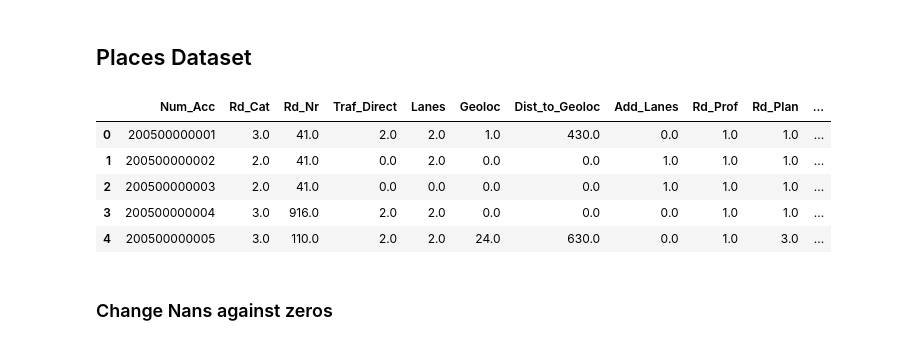
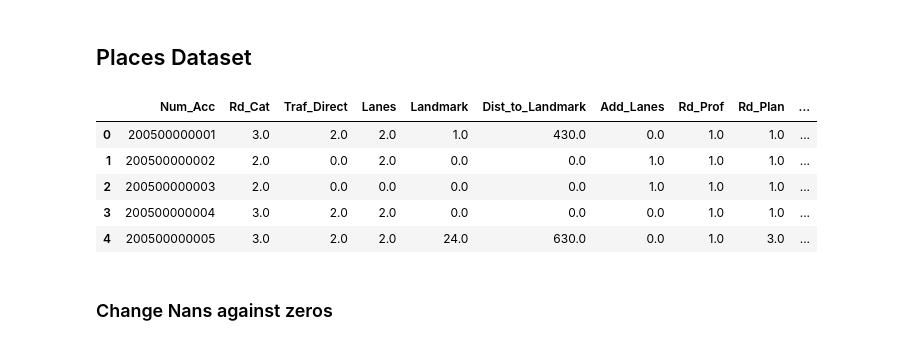
Before and after one commit to Langhammer/pyfra, a Jupyter notebook: notebooks/intl_road_accidents_notebook-1.ipynb, the cells around one changed output. Drawn from its saved outputs; the diff is of its cells as text; code cells hidden in the pictures.

```diff
--- a/notebooks/intl_road_accidents_notebook-1.ipynb
+++ b/notebooks/intl_road_accidents_notebook-1.ipynb
@@ -93,20 +93,20 @@ users = users.drop(columns=['num_veh','id_vehicule']) #Not needed
 # %%
 # Change french names against english names (Teamdecision)
 # Droped 'Unnamed: 0','v1','v2','vma', because they contained no information.
 
-places = places.drop(['v1','v2','vma'], axis = 1)
-places = places.rename(columns = {'catr' : 'Rd_Cat', 'voie' : 'Rd_Nr' , 'circ' : 'Traf_Direct' , 'nbv' : 'Lanes' ,
-                           'pr' : 'Geoloc' , 'pr1' : 'Dist_to_Geoloc', 'vosp' : 'Add_Lanes', 'prof' : 'Rd_Prof' ,
+places = places.drop(['v1','v2','vma','voie','env1'], axis = 1)
+places = places.rename(columns = {'catr' : 'Rd_Cat', 'circ' : 'Traf_Direct' , 'nbv' : 'Lanes' ,
+                           'pr' : 'Landmark' , 'pr1' : 'Dist_to_Landmark', 'vosp' : 'Add_Lanes', 'prof' : 'Rd_Prof' ,
                           'plan' : 'Rd_Plan' , 'lartpc' : 'Gre_Verge' , 'larrout' : 'Rd_Width', 'surf' : 'Rd_Cond',
-                          'infra' : 'Envinmt' , 'situ' : 'Pos_Acc' , 'env1' : 'School'})
+                          'infra' : 'Envinmt' , 'situ' : 'Pos_Acc'})
 places.head()
 # %% [output]
-|  | Num_Acc | Rd_Cat | Rd_Nr | Traf_Direct | Lanes | Geoloc | Dist_to_Geoloc | Add_Lanes | Rd_Prof | Rd_Plan | ... |
-| 0 | 200500000001 | 3.0 | 41.0 | 2.0 | 2.0 | 1.0 | 430.0 | 0.0 | 1.0 | 1.0 | ... |
-| 1 | 200500000002 | 2.0 | 41.0 | 0.0 | 2.0 | 0.0 | 0.0 | 1.0 | 1.0 | 1.0 | ... |
-| 2 | 200500000003 | 2.0 | 41.0 | 0.0 | 0.0 | 0.0 | 0.0 | 1.0 | 1.0 | 1.0 | ... |
-| 3 | 200500000004 | 3.0 | 916.0 | 2.0 | 2.0 | 0.0 | 0.0 | 0.0 | 1.0 | 1.0 | ... |
-| 4 | 200500000005 | 3.0 | 110.0 | 2.0 | 2.0 | 24.0 | 630.0 | 0.0 | 1.0 | 3.0 | ... |
+|  | Num_Acc | Rd_Cat | Traf_Direct | Lanes | Landmark | Dist_to_Landmark | Add_Lanes | Rd_Prof | Rd_Plan | ... |
+| 0 | 200500000001 | 3.0 | 2.0 | 2.0 | 1.0 | 430.0 | 0.0 | 1.0 | 1.0 | ... |
+| 1 | 200500000002 | 2.0 | 0.0 | 2.0 | 0.0 | 0.0 | 1.0 | 1.0 | 1.0 | ... |
+| 2 | 200500000003 | 2.0 | 0.0 | 0.0 | 0.0 | 0.0 | 1.0 | 1.0 | 1.0 | ... |
+| 3 | 200500000004 | 3.0 | 2.0 | 2.0 | 0.0 | 0.0 | 0.0 | 1.0 | 1.0 | ... |
+| 4 | 200500000005 | 3.0 | 2.0 | 2.0 | 24.0 | 630.0 | 0.0 | 1.0 | 3.0 | ... |
 # %% [markdown]
 ### Change Nans against zeros
 # %% [markdown]
```
Also changed, not shown: parts of 7 cells of this notebook.
